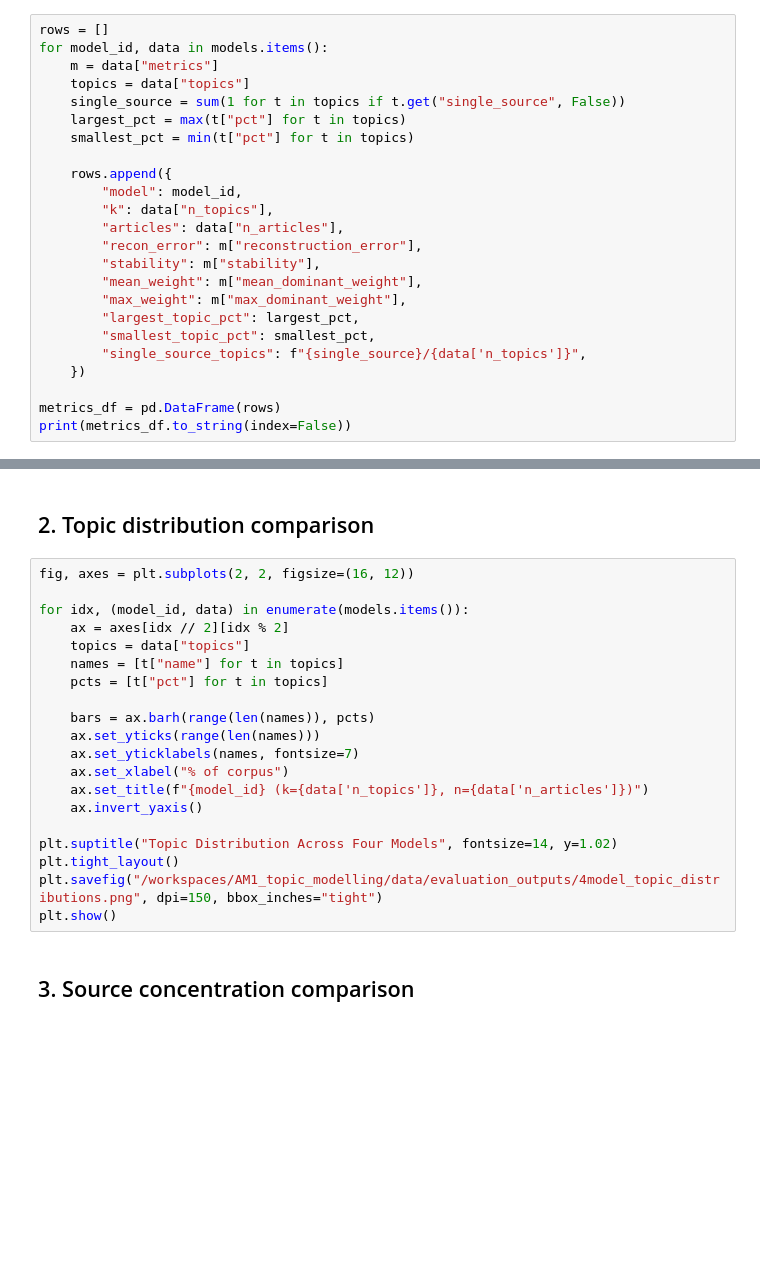
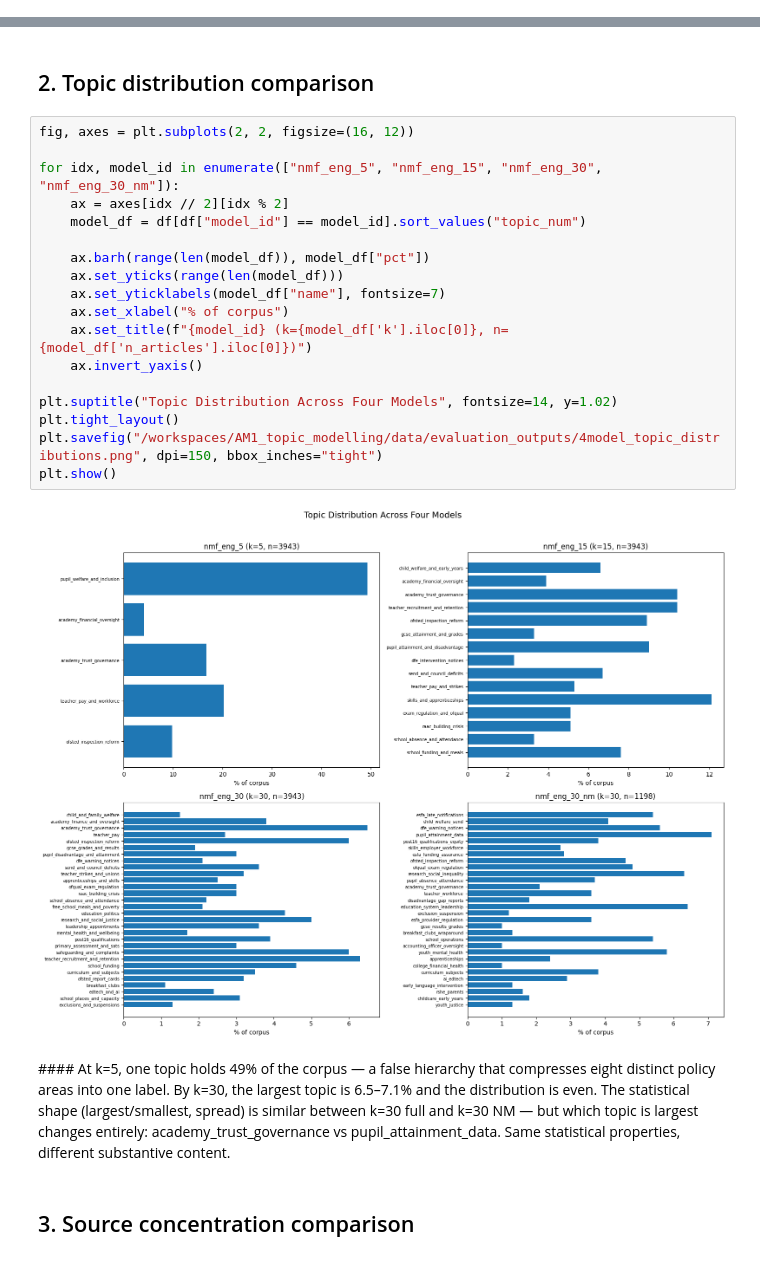
Before and after one commit to Yorkel/atlas-ed, a Jupyter notebook: experiments/notebooks/analysis/analysis_nmf_eng_4models.ipynb, the cells around one changed output, grey strips where cells are left out. Cells and saved outputs as stored; diff of their text form; blank space fills up the shorter version.

```diff
--- a/experiments/notebooks/analysis/analysis_nmf_eng_4models.ipynb
+++ b/experiments/notebooks/analysis/analysis_nmf_eng_4models.ipynb
@@ -30,26 +88,2 @@ print(f"\nModels loaded: {len(models)}/4")
 # %% [markdown]
 ## 1. Cross-k metrics comparison
-# %%
-rows = []
-for model_id, data in models.items():
-    m = data["metrics"]
-    topics = data["topics"]
-    single_source = sum(1 for t in topics if t.get("single_source", False))
-    largest_pct = max(t["pct"] for t in topics)
-    smallest_pct = min(t["pct"] for t in topics)
-
-    rows.append({
-        "model": model_id,
-        "k": data["n_topics"],
-        "articles": data["n_articles"],
-        "recon_error": m["reconstruction_error"],
-        "stability": m["stability"],
-        "mean_weight": m["mean_dominant_weight"],
-        "max_weight": m["max_dominant_weight"],
-        "largest_topic_pct": largest_pct,
-        "smallest_topic_pct": smallest_pct,
-        "single_source_topics": f"{single_source}/{data['n_topics']}",
-    })
-
-metrics_df = pd.DataFrame(rows)
-print(metrics_df.to_string(index=False))
@@ -58,23 +121,25 @@ print(metrics_df.to_string(index=False))
 # %%
 fig, axes = plt.subplots(2, 2, figsize=(16, 12))
 
-for idx, (model_id, data) in enumerate(models.items()):
+for idx, model_id in enumerate(["nmf_eng_5", "nmf_eng_15", "nmf_eng_30", "nmf_eng_30_nm"]):
     ax = axes[idx // 2][idx % 2]
-    topics = data["topics"]
-    names = [t["name"] for t in topics]
-    pcts = [t["pct"] for t in topics]
+    model_df = df[df["model_id"] == model_id].sort_values("topic_num")
 
-    bars = ax.barh(range(len(names)), pcts)
-    ax.set_yticks(range(len(names)))
-    ax.set_yticklabels(names, fontsize=7)
+    ax.barh(range(len(model_df)), model_df["pct"])
+    ax.set_yticks(range(len(model_df)))
+    ax.set_yticklabels(model_df["name"], fontsize=7)
     ax.set_xlabel("% of corpus")
-    ax.set_title(f"{model_id} (k={data['n_topics']}, n={data['n_articles']})")
+    ax.set_title(f"{model_id} (k={model_df['k'].iloc[0]}, n={model_df['n_articles'].iloc[0]})")
     ax.invert_yaxis()
 
 plt.suptitle("Topic Distribution Across Four Models", fontsize=14, y=1.02)
 plt.tight_layout()
 plt.savefig("/workspaces/AM1_topic_modelling/data/evaluation_outputs/4model_topic_distributions.png", dpi=150, bbox_inches="tight")
 plt.show()
+# %% [output]
+[figure, added]
+# %% [markdown]
+#### At k=5, one topic holds 49% of the corpus — a false hierarchy that compresses eight distinct policy areas into one label. By k=30, the largest topic is 6.5–7.1% and the distribution is even. The statistical shape (largest/smallest, spread) is similar between k=30 full and k=30 NM — but which topic is largest changes entirely: academy_trust_governance vs pupil_attainment_data. Same statistical properties, different substantive content.
 # %% [markdown]
 ## 3. Source concentration comparison
 # %%
```
Also changed, not shown: parts of 23 cells of this notebook.
